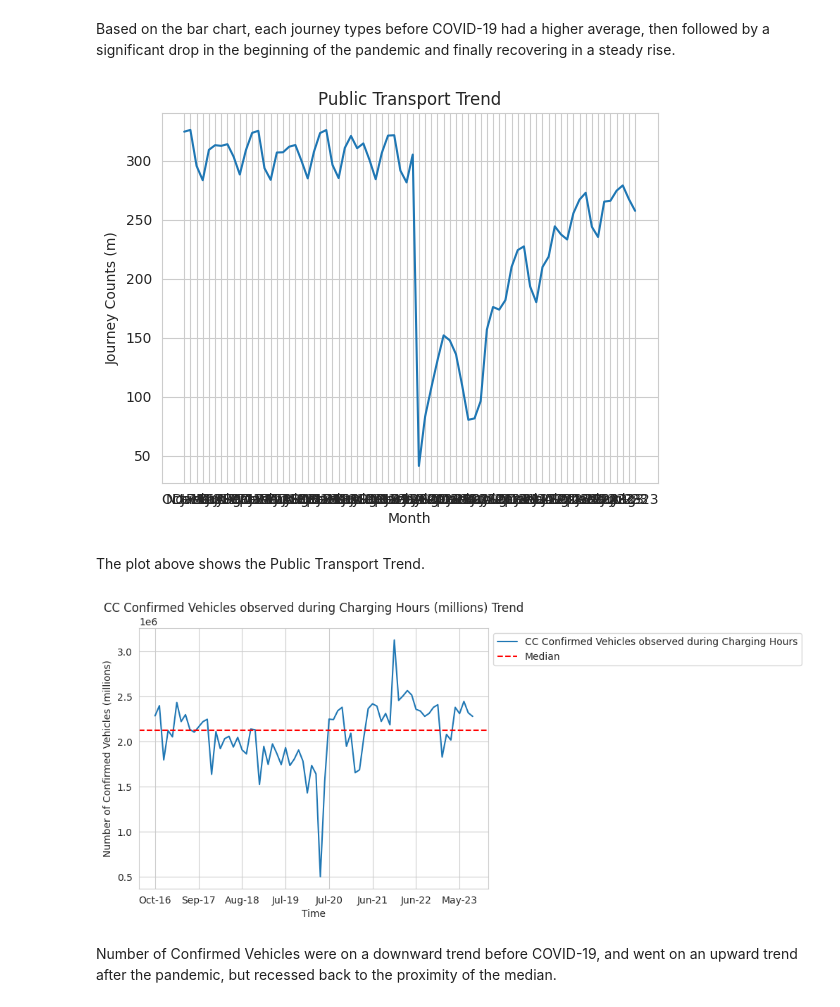
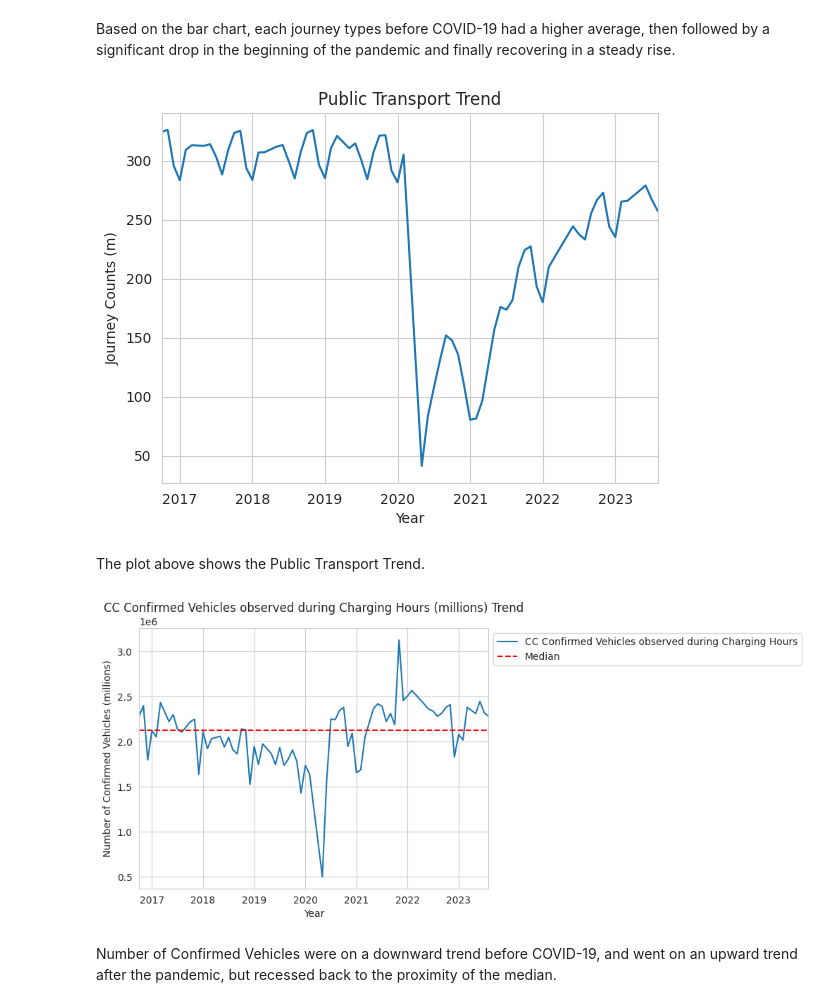
Before and after one commit to adhl-0216/MTU-Data-Analytics-Final-CA, a Jupyter notebook: London Public Transport Analysis.ipynb, the cells around one changed output. Saved outputs shown, nothing was run; the diff lists cells and outputs as text; code cells hidden in the pictures.

```diff
--- a/London Public Transport Analysis.ipynb
+++ b/London Public Transport Analysis.ipynb
@@ -71,16 +71,15 @@ tflJourneys.head()
 3. A simple algorithm which takes the average of reporting periods which span beyond a month.
 # %%
 
-for index, row in publicTransport_clean.iterrows():
+for index, row in publicTransport.iterrows():
     if(row['Period beginning'][3:6] != row['Period ending'][3:6]) :
-        if(row['Period ending'][3:6] == publicTransport_clean.iloc[min(index+1, len(publicTransport_clean)-1)]['Period beginning'][3:6]):
-            bus = (row['Bus journeys (m)'] + publicTransport_clean.iloc[min(index+1, len(publicTransport_clean)-1)]['Bus journeys (m)'])/2
-            underground = (row['Underground journeys (m)'] + publicTransport_clean.iloc[min(index+1, len(publicTransport_clean)-1)]['Underground journeys (m)'])/2
-            DLR = (row['DLR Journeys (m)'] + publicTransport_clean.iloc[min(index+1, len(publicTransport_clean)-1)]['DLR Journeys (m)'])/2
-            tram = (row['Tram Journeys (m)'] + publicTransport_clean.iloc[min(index+1, len(publicTransport_clean)-1)]['Tram Journeys (m)'])/2
-            overground = (row['Overground Journeys (m)'] + publicTransport_clean.iloc[min(index+1, len(publicTransport_clean)-1)]['Overground Journeys (m)'])/2
-            cable = (row['London Cable Car Journeys (m)'] + publicTransport_clean.iloc[min(index+1, len(publicTransport_clean)-1)]['London Cable Car Journeys (m)'])/2
-            rail = (row['TfL Rail Journeys (m)'] + publicTransport_clean.iloc[min(index+1, len(publicTransport_clean)-1)]['TfL Rail Journeys (m)'])/2
+        if(row['Period ending'][3:6] == publicTransport.iloc[min(index+1, len(publicTransport)-1)]['Period beginning'][3:6]):
+            bus = (row['Bus journeys (m)'] + publicTransport.iloc[min(index+1, len(publicTransport)-1)]['Bus journeys (m)'])/2
+            underground = (row['Underground journeys (m)'] + publicTransport.iloc[min(index+1, len(publicTransport)-1)]['Underground journeys (m)'])/2
+            DLR = (row['DLR Journeys (m)'] + publicTransport.iloc[min(index+1, len(publicTransport)-1)]['DLR Journeys (m)'])/2
+            tram = (row['Tram Journeys (m)'] + publicTransport.iloc[min(index+1, len(publicTransport)-1)]['Tram Journeys (m)'])/2
+            overground = (row['Overground Journeys (m)'] + publicTransport.iloc[min(index+1, len(publicTransport)-1)]['Overground Journeys (m)'])/2
+            cable = (row['London Cable Car Journeys (m)'] + publicTransport.iloc[min(index+1, len(publicTransport)-1)]['London Cable Car Journeys (m)'])/2
+            rail = (row['TfL Rail Journeys (m)'] + publicTransport.iloc[min(index+1, len(publicTransport)-1)]['TfL Rail Journeys (m)'])/2
 
-
-            tflJourneys.loc[index] = ({'Month' : row['Period ending'][3:10] , 'Bus journeys (m)': bus, 'Underground journeys (m)' : underground, 'DLR Journeys (m)' : DLR, 'Tram Journeys (m)': tram, 'Overground Journeys (m)': overground, 'London Cable Car Journeys (m)': cable, 'TfL Rail Journeys (m)': rail})
+            tflJourneys.loc[index] = ({'Month' : row['Period ending'][3:10], 'Bus journeys (m)': bus, 'Underground journeys (m)' : underground, 'DLR Journeys (m)' : DLR, 'Tram Journeys (m)': tram, 'Overground Journeys (m)': overground, 'London Cable Car Journeys (m)': cable, 'TfL Rail Journeys (m)': rail})
@@ -155,6 +152,8 @@ Joining the datasets based on month for presentation and convenience.
 # %%
 df = tflJourneys.join(numVehicles.set_index('Month'), on='Month')
 df = df.set_index('Month')
+df.index = pd.to_datetime(df.index, format="%b-%y").to_period('M')
+
 df
 # %% [output]
 |  | Bus journeys (m) | Underground journeys (m) | DLR Journeys (m) | Tram Journeys (m) | Overground Journeys (m) | ... |
@@ -190,16 +207,19 @@ plt.show()
 Based on the bar chart, each journey types before COVID-19 had a higher average, then followed by a significant drop in the beginning of the pandemic and finally recovering in a steady rise.
 # %%
 import matplotlib.pyplot as plt
+import matplotlib.dates as mdates
 
-plt.plot(df.iloc[:,:-1].sum(axis=1))
+total_journeys = df.iloc[:,:-1].sum(axis=1)
+
+total_journeys.plot()
 
 
 plt.title('Public Transport Trend')
-plt.xlabel('Month')
+plt.xlabel('Year')
 plt.ylabel('Journey Counts (m)')
 plt.show()
 # %% [output]
-[figure, old version]
+[figure, new version]
 # %% [markdown]
 The plot above shows the Public Transport Trend.
 # %%
@@ -213,12 +233,12 @@ df.iloc[:,-1].plot(kind='line')
 plt.axhline(y=median_value, color='red', linestyle='--', label='Median')
 
 plt.title('CC Confirmed Vehicles observed during Charging Hours (millions) Trend')
-plt.xlabel('Time')
+plt.xlabel('Year')
 plt.ylabel('Number of Confirmed Vehicles (millions)')
 plt.legend(bbox_to_anchor=(1, 1))
 plt.show()
 # %% [output]
-[figure, old version]
+[figure, new version]
 # %% [markdown]
 Number of Confirmed Vehicles were on a downward trend before COVID-19, and went on an upward trend after the pandemic, but recessed back to the proximity of the median.
 # %% [markdown]
```
Also changed, not shown: parts of 6 cells of this notebook.
